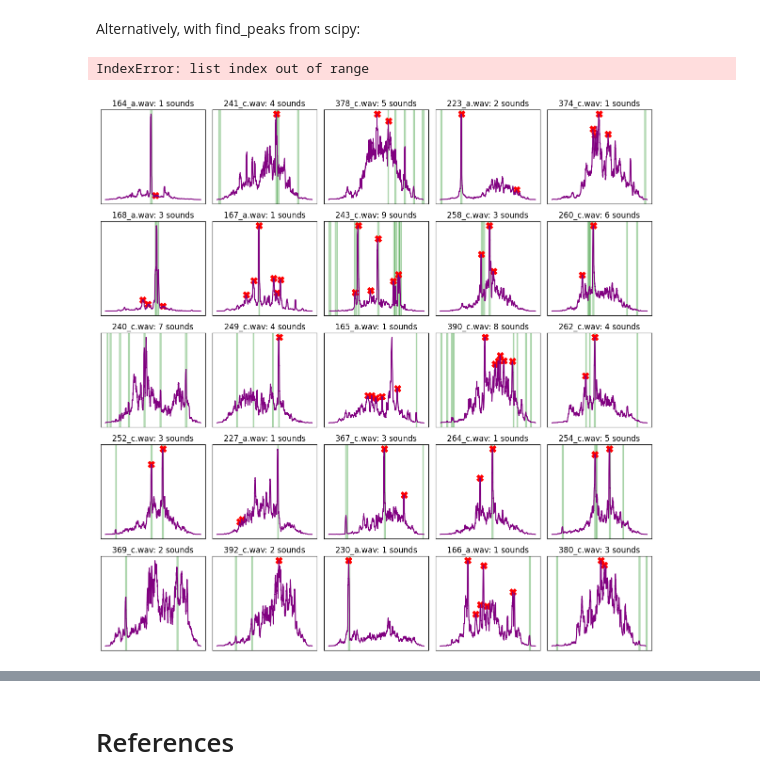
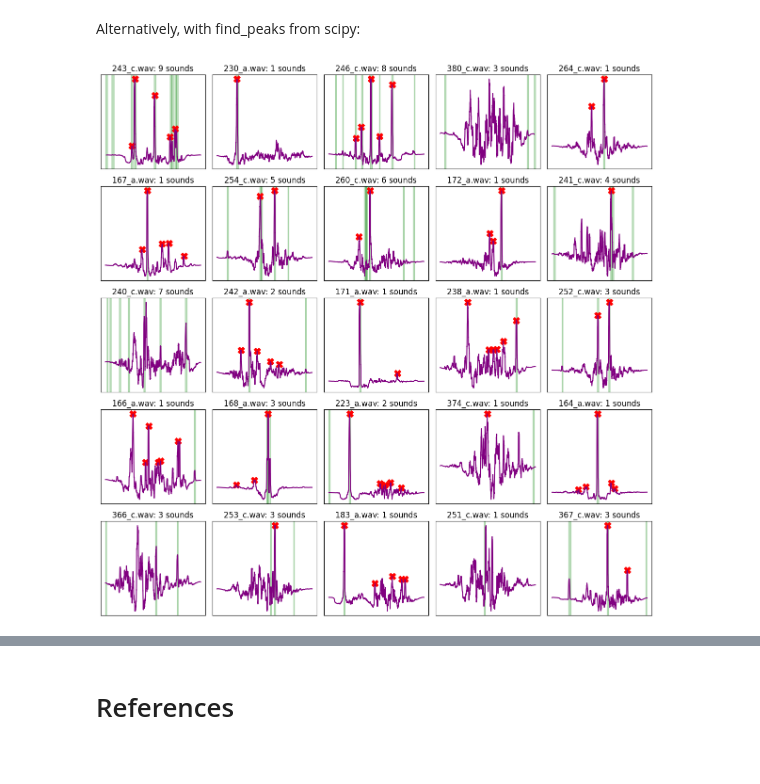
Before and after one commit to YiangChen/Qbio_FPj, a Jupyter notebook: exploration.ipynb, the cells around one changed output, grey strips where cells are left out. Saved outputs shown, nothing was run; the diff lists cells and outputs as text; code cells hidden in the pictures.

```diff
--- a/exploration.ipynb
+++ b/exploration.ipynb
@@ -212,12 +227,13 @@ plot_with_annotation(sample, y_rmsd, ax=ax, color="purple")
 # %% [markdown]
 Thresholding:
 # %%
+threshold = 2
 fig, ax = plt.subplots(1, 1, figsize=(6, 4))
-plot_with_annotation(sample, y_rmsd, ax=ax, color="purple")
-num_above_threshold = sum(y_rmsd > 4)
-ax.scatter(x[y_rmsd > 4], [15.8] * num_above_threshold, color="red", s=20)
-ax.scatter(x[y_rmsd > 4], y_rmsd[y_rmsd > 4], color="red", s=4)
-ax.set_ylim(0, 16)
-ax.hlines(4, 0, 2.00, color="red")
+plot_with_annotation(sample, y_sub, ax=ax, color="purple")
+num_above_threshold = sum(y_sub > threshold)
+ax.scatter(x[y_sub > threshold], [y_sub.max()] * num_above_threshold, color="red", s=20)
+ax.scatter(x[y_sub > threshold], y_sub[y_sub > threshold], color="red", s=4)
+ax.set_ylim(y_sub.min(), y_sub.max())
+ax.hlines(threshold, 0, 2.00, color="red")
 # %% [output]
 <matplotlib.collections.LineCollection at 0x...>
@@ -226,7 +242,6 @@ ax.hlines(4, 0, 2.00, color="red")
 Merging nearby groups, filtering & identifying within-group maxima:
 # %%
 peaks = []
-threshold = 4
 min_peak_distance = 1102 # 25 ms
 last_peak_end = - min_peak_distance - 1
 in_peak = False
@@ -238,7 +253,7 @@ current_peak_start = 0
 # If not inside a peak, then continue until reach above threshold and min_peak_distance has passed
 # If you encounter above threshold and min_peak_distance hasn't yet passed, then pop from peaks and keep adding to that peak
 # A peak is defined by a start and end timepoint
-for i, rmsd in enumerate(y_rmsd):
+for i, rmsd in enumerate(y_sub):
     if in_peak:
         if rmsd < threshold:
             peaks.append((current_peak_start, last_peak_end))
@@ -262,7 +277,7 @@ filtered_peaks = [
     peak for peak in peaks if peak[1] - peak[0] < max_peak_duration
 ]
 
-identified_peaks = [ np.argmax(y_rmsd[peak[0]:peak[1]]) + peak[0] for peak in filtered_peaks ]
+identified_peaks = [ np.argmax(y_sub[peak[0]:peak[1]]) + peak[0] for peak in filtered_peaks ]
 # %%
 identified_peaks
 # %% [output]
@@ -277,7 +292,7 @@ ax.scatter(x[identified_peaks], y_rmsd[identified_peaks], marker="X", color="red
 # %% [markdown]
 Putting it all together into one function:
 # %%
-def identify_sounds(sample: Sample, low_band=100, high_band=500, width_rmsd=441, rmsd_threshold=4, min_peak_distance=1102, max_peak_duration=4410, plot=False, ax=None):
+def identify_sounds(sample: Sample, low_band=100, high_band=500, width_rmsd=441, width_bgr=8820, rmsd_threshold=2, min_peak_distance=1102, max_peak_duration=4410, plot=False, ax=None):
     x = np.arange(0, sample.data.shape[0]) / sample.rate
     y = sample.data
 
@@ -300,6 +315,10 @@ def identify_sounds(sample: Sample, low_band=100, high_band=500, width_rmsd=441,
     y_msd = np.convolve(w_rmsd/w_rmsd.sum(),y_sd,'same')
     y_rmsd = y_msd**0.5
 
+    w_bgr = np.ones(2*width_bgr+1, 'd')
+    y_bgr = np.convolve(w_bgr/w_bgr.sum(), y_rmsd, 'same')
+    y_sub = y_rmsd - y_bgr
+
     peaks = []
     threshold = rmsd_threshold
     min_peak_distance = 1102 # 25 ms
@@ -307,7 +326,7 @@ def identify_sounds(sample: Sample, low_band=100, high_band=500, width_rmsd=441,
     in_peak = False
     current_peak_start = 0
 
-    for i, rmsd in enumerate(y_rmsd):
+    for i, rmsd in enumerate(y_sub):
         if in_peak:
             if rmsd < threshold:
                 peaks.append((current_peak_start, last_peak_end))
@@ -327,13 +346,13 @@ def identify_sounds(sample: Sample, low_band=100, high_band=500, width_rmsd=441,
                     in_peak = True
 
     filtered_peaks = [ peak for peak in peaks if peak[1] - peak[0] < max_peak_duration ]
-    identified_peaks = [ np.argmax(y_rmsd[peak[0]:peak[1]]) + peak[0] for peak in filtered_peaks ]
+    identified_peaks = [ np.argmax(y_sub[peak[0]:peak[1]]) + peak[0] for peak in filtered_peaks ]
 
     if plot:
         if ax is None:
             fig, ax = plt.subplots(1, 1, figsize=(6, 4))
-        plot_with_annotation(sample, y_rmsd, ax=ax, color="purple")
-        ax.scatter(x[identified_peaks], y_rmsd[identified_peaks], marker="X", color="red", s=100)
+        plot_with_annotation(sample, y_sub, ax=ax, color="purple")
+        ax.scatter(x[identified_peaks], y_sub[identified_peaks], marker="X", color="red", s=100)
         return (identified_peaks, ax)
 
     return (identified_peaks, None)
@@ -349,25 +368,21 @@ identify_sounds(samples_train[14], plot=True)
 Alternatively, with find_peaks from scipy:
 # %%
 samples_with_instant_bowel_sounds = [sample for sample in samples_train if (sample.labels.end - sample.labels.start).max() < 0.05 and sample.data.std() < 30]
-# %%
-sample = [sample for sample in samples_with_instant_bowel_sounds if sample.filename=="8_h.wav"][0]
-# %% [output]
-IndexError: list index out of range
 # %%
 fig, ax = plt.subplots(5, 5, figsize=(12, 12))
 random_samples = random.sample(samples_with_instant_bowel_sounds, 25)
 for i, sample in enumerate(random_samples):
     col = i // 5
     row  = i % 5
-    identify_sounds(sample, plot=True, ax=ax[row][col], )
+    identify_sounds(sample, plot=True, ax=ax[row][col])
     # ax[row][col].set_title("")
     ax[row][col].set_xlabel("")
     ax[row][col].set_ylabel("")
     ax[row][col].set_xticks([])
     ax[row][col].set_yticks([])
 plt.tight_layout()
 # %% [output]
-[figure, old version]
+[figure, new version]
 # %%
 num_sounds = 0
 num_sounds_in_labels = 0
```
Also changed, not shown: parts of 9 cells of this notebook.
